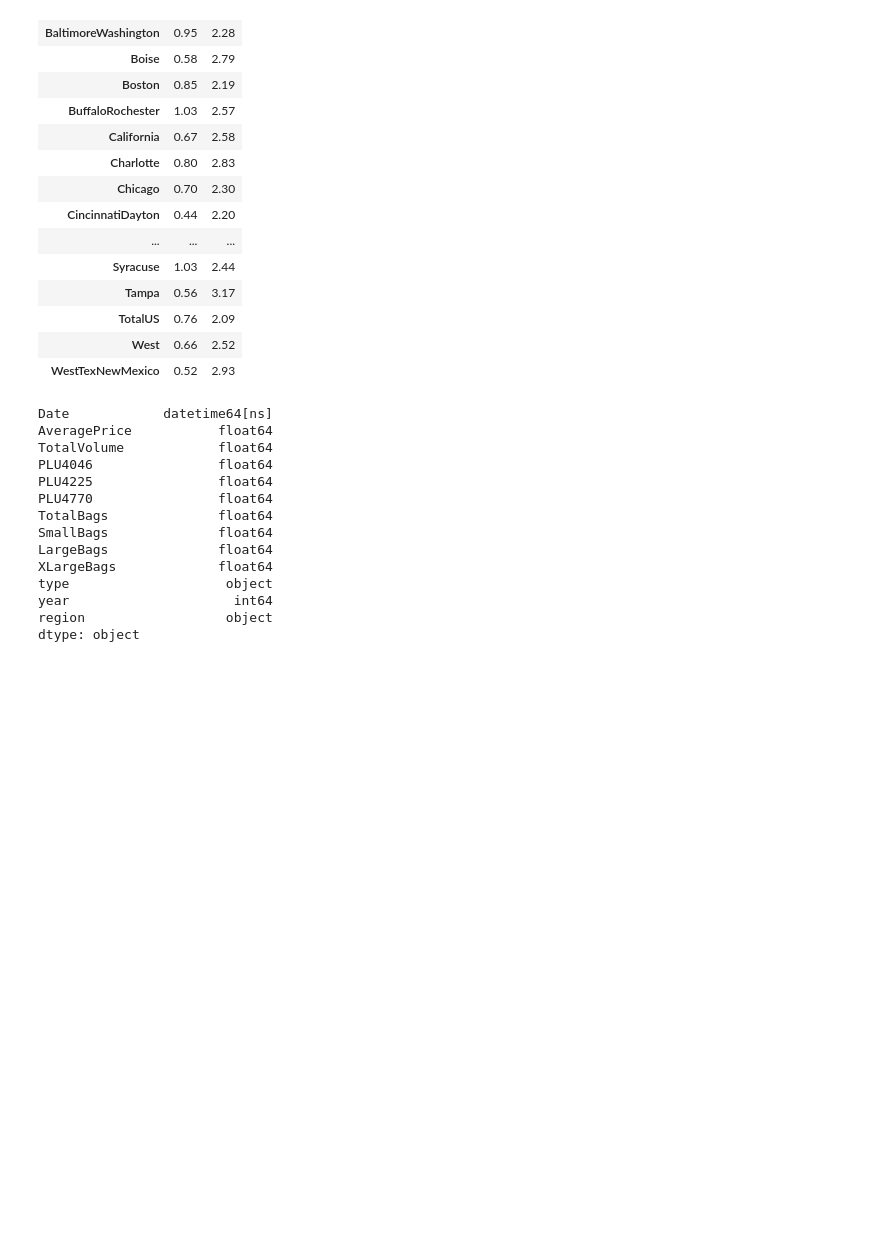
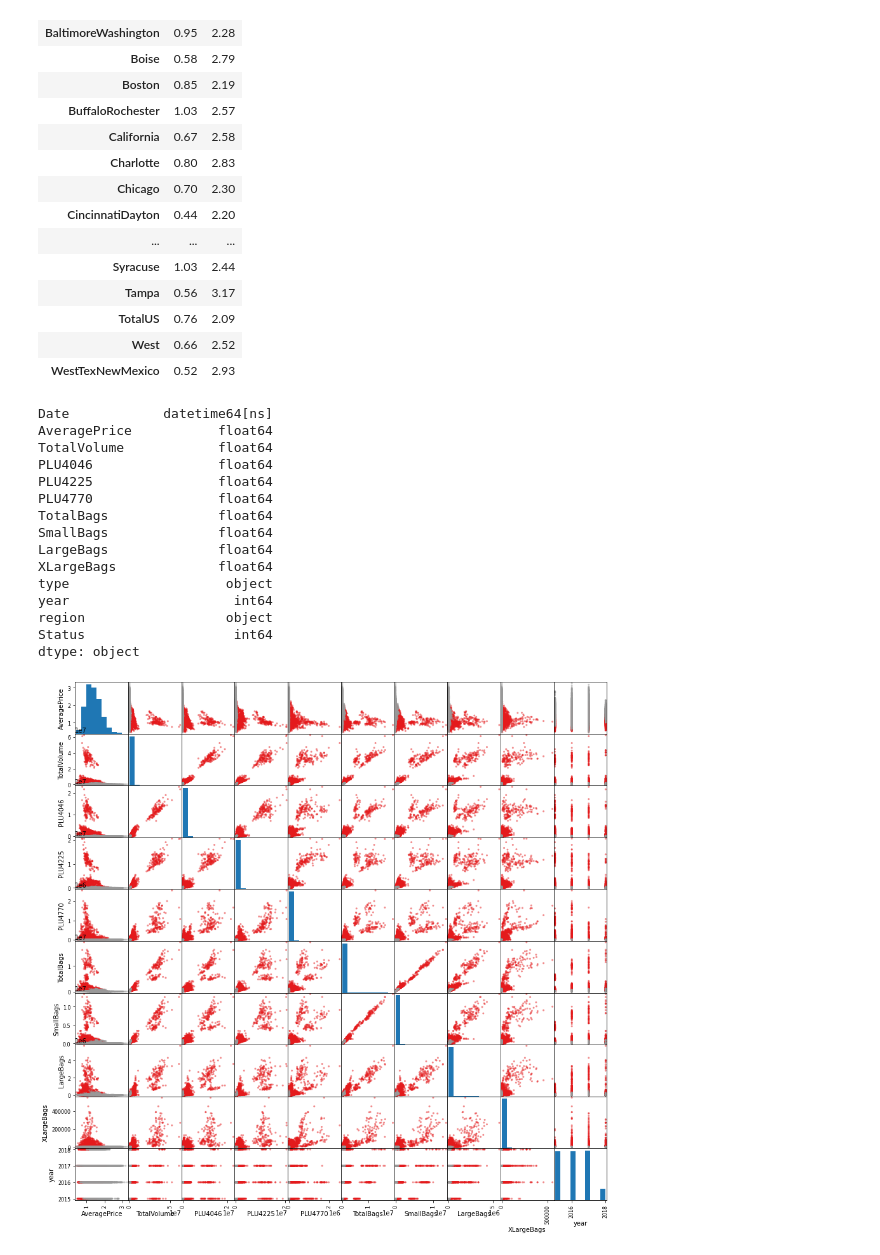
Before and after one commit to camilo28-Universidad/Proyecto-Inteligencia-Artificial, a Jupyter notebook: Prueba.ipynb, the cells around one changed output. Cells and saved outputs as stored; diff of their text form; code cells hidden in the pictures; blank space fills up the shorter version.

```diff
--- a/Prueba.ipynb
+++ b/Prueba.ipynb
@@ -208,9 +197,12 @@ aguacates_data.groupby(['region']).AveragePrice.agg([ min, max])
 # %%
 #Revisar el tipo de datos de todas las columnas y si es necesario cambiarla de tipo
 aguacates_data.dtypes
-
 #Como convertir la columna date a  tipo fecha
 aguacates_data.Date = pd.to_datetime(aguacates_data['Date'])
+#Agregar columna Status para poder identificar con un numero las dos formas que se usan para cultivar este producto
+aguacates_data['Status'] = np.where(aguacates_data.type=="conventional", '1', '2')
+#Convertir dicha columna en un entero para poder crear el digrama de correlación
+aguacates_data['Status']=aguacates_data['Status'].astype('int64')
 aguacates_data.dtypes
 # %% [output]
 Date            datetime64[ns]
@@ -226,4 +218,14 @@ XLargeBags             float64
 type                    object
 year                     int64
 region                  object
+Status                   int64
 dtype: object
+# %%
+
+#Crear gráficos que permitan visualizar la correlación de características
+cmap = cm.get_cmap('Set1')
+dif_class=np.asarray(aguacates_data.Status)
+aguacates_data=aguacates_data.drop(columns=["Status"])
+pd.plotting.scatter_matrix(aguacates_data, c=dif_class, cmap=cmap, figsize=(15, 15));
+# %% [output]
+[figure, added]
```
Also changed, not shown: parts of 4 cells of this notebook.
